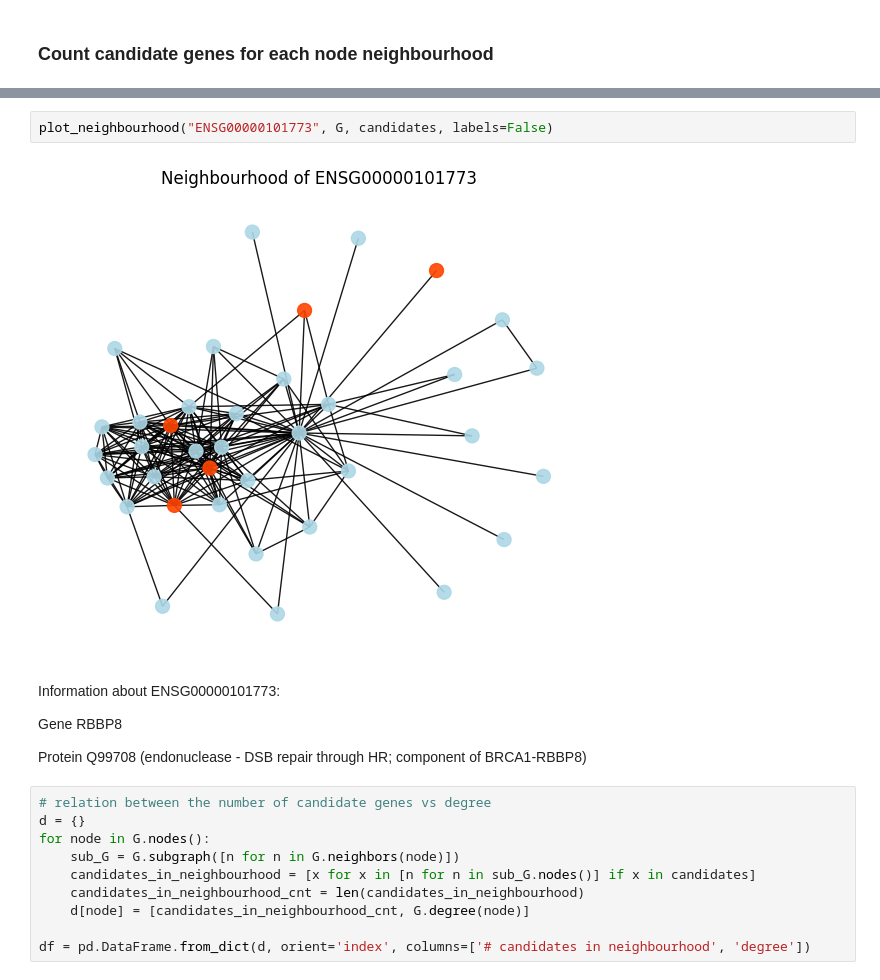
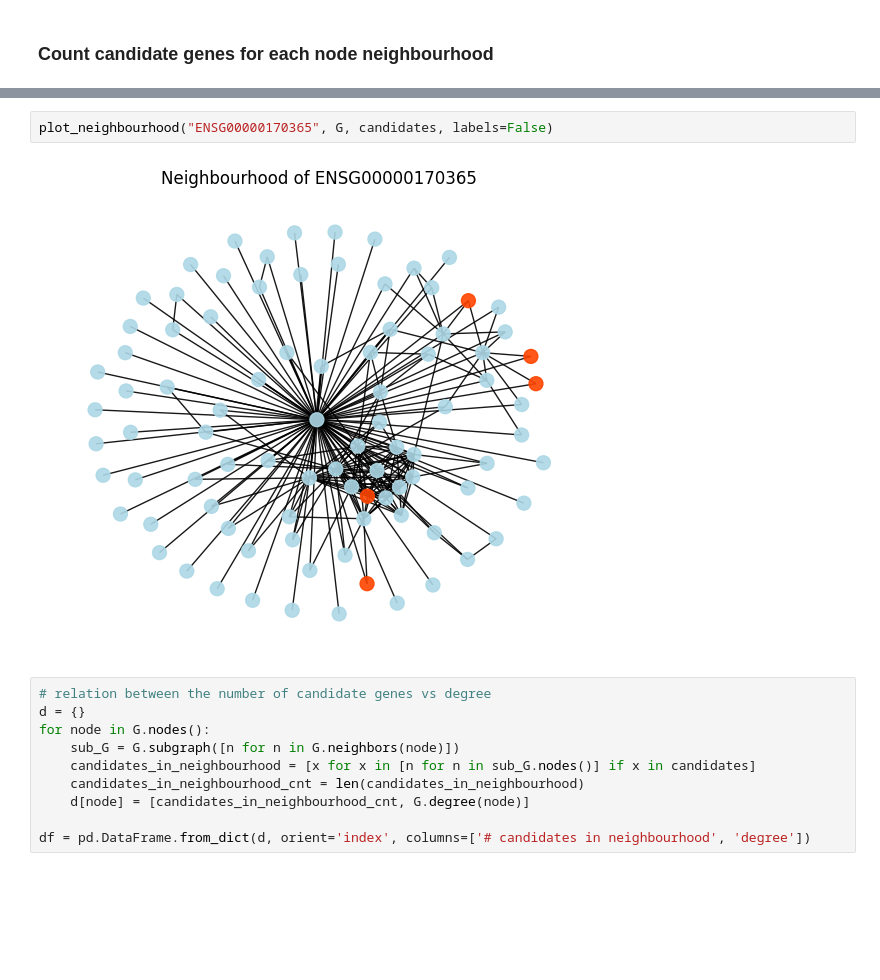
Before and after one commit to jjjk123/grexome-TIMC-Secondary-interactome, a Jupyter notebook: Interactome/humanInteractomeAnalysis.ipynb, the cells around one changed output, grey strips where cells are left out. Saved outputs shown, nothing was run; the diff lists cells and outputs as text; blank space fills up the shorter version.

```diff
--- a/Interactome/humanInteractomeAnalysis.ipynb
+++ b/Interactome/humanInteractomeAnalysis.ipynb
@@ -111,13 +160,7 @@ Text(0, 0.5, 'number of nodes')
 # %%
-plot_neighbourhood("ENSG00000101773", G, candidates, labels=False)
+plot_neighbourhood("ENSG00000170365", G, candidates, labels=False)
 # %% [output]
-[figure, old version]
+[figure, new version]
-# %% [markdown]
-Information about ENSG00000101773:
-
-Gene RBBP8
-
-Protein Q99708 (endonuclease - DSB repair through HR; component of BRCA1-RBBP8)
 # %%
 # relation between the number of candidate genes vs degree
 d = {}
```
Also changed, not shown: parts of 10 cells of this notebook, 11 other files.
